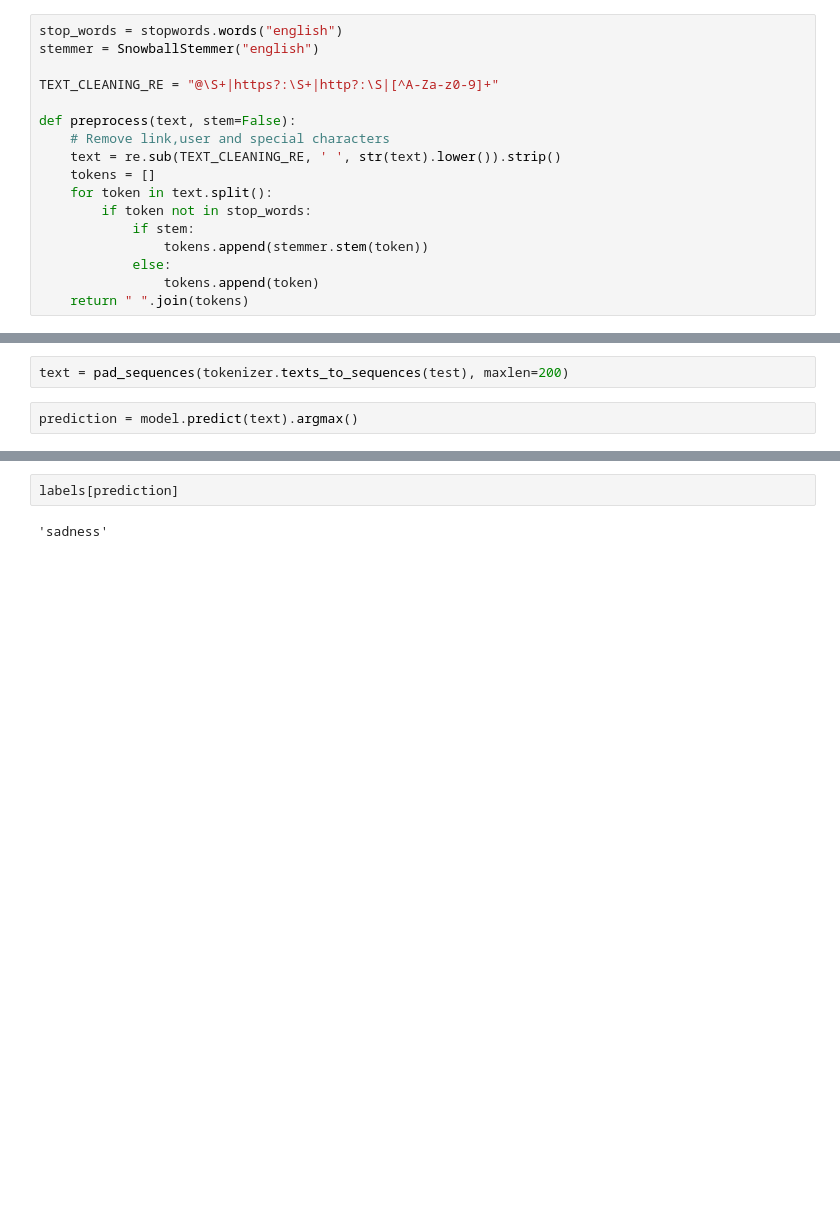
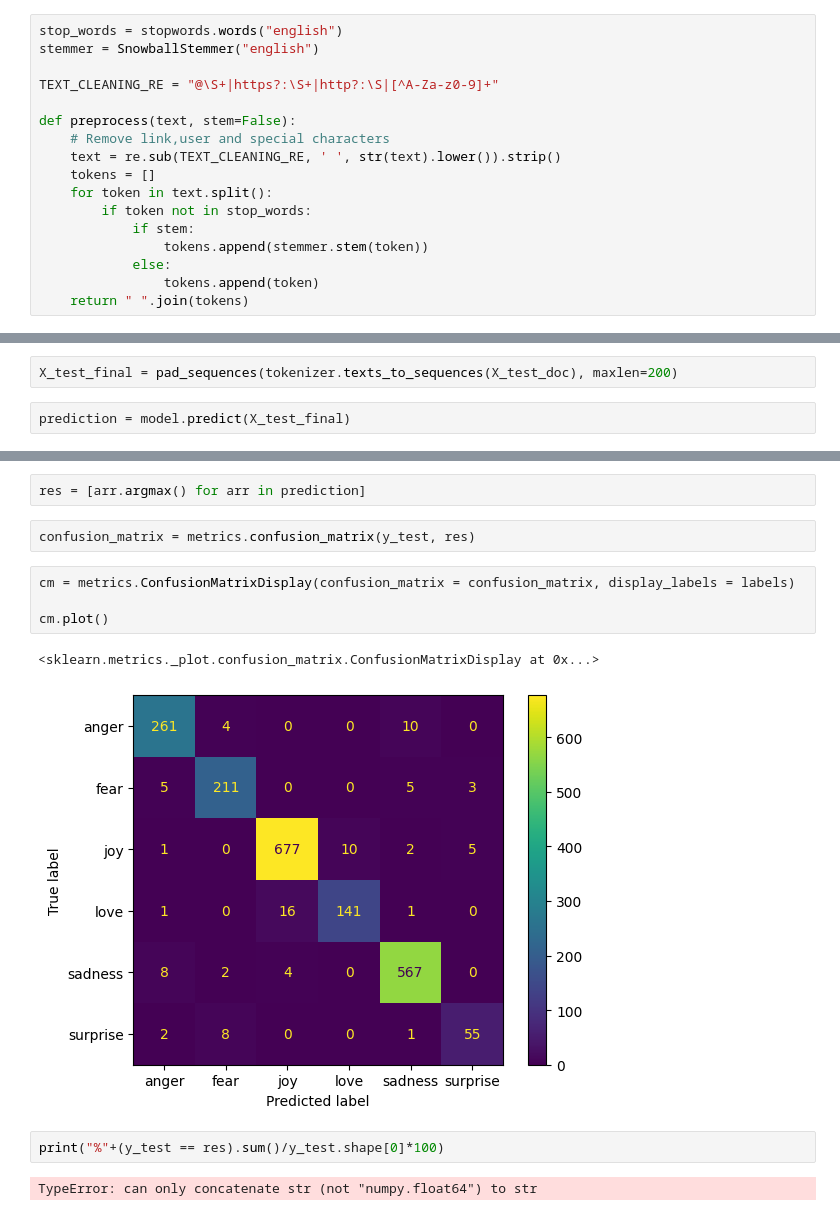
Before and after one commit to farukeskc/milena, a Jupyter notebook: test.ipynb, the cells around one changed output, grey strips where cells are left out. Saved outputs shown, nothing was run; the diff lists cells and outputs as text; blank space fills up the shorter version.

Commit message:
all test cases are tested

```diff
--- a/test.ipynb
+++ b/test.ipynb
@@ -48,5 +53,5 @@ Total words 16493
 # %%
-text = pad_sequences(tokenizer.texts_to_sequences(test), maxlen=200)
+X_test_final = pad_sequences(tokenizer.texts_to_sequences(X_test_doc), maxlen=200)
 # %%
-prediction = model.predict(text).argmax()
+prediction = model.predict(X_test_final)
 # %% [output]
@@ -54,4 +59,15 @@ prediction = model.predict(text).argmax()
+# %%
+res = [arr.argmax() for arr in prediction]
+# %%
+confusion_matrix = metrics.confusion_matrix(y_test, res)
+# %%
+cm = metrics.ConfusionMatrixDisplay(confusion_matrix = confusion_matrix, display_labels = labels)
+
+cm.plot()
+# %% [output]
+<sklearn.metrics._plot.confusion_matrix.ConfusionMatrixDisplay at 0x...>
+[figure, added]
 # %%
-labels[prediction]
+print("%"+(y_test == res).sum()/y_test.shape[0]*100)
 # %% [output]
-'sadness'
+TypeError: can only concatenate str (not "numpy.float64") to str
```
Also changed, not shown: parts of 9 cells of this notebook.
